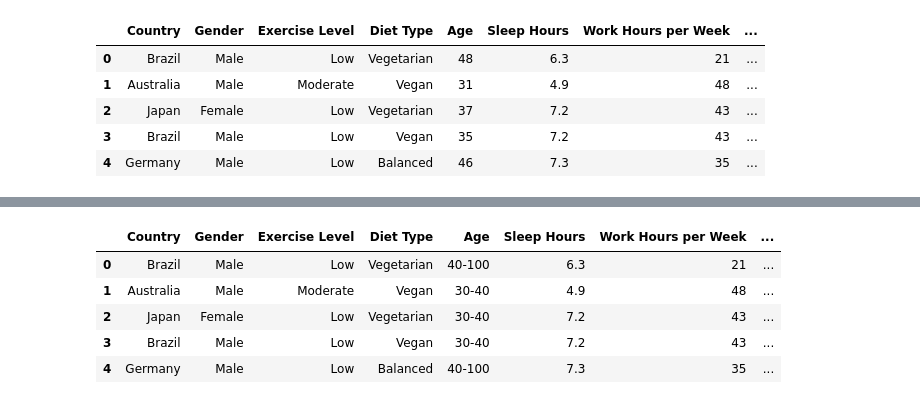
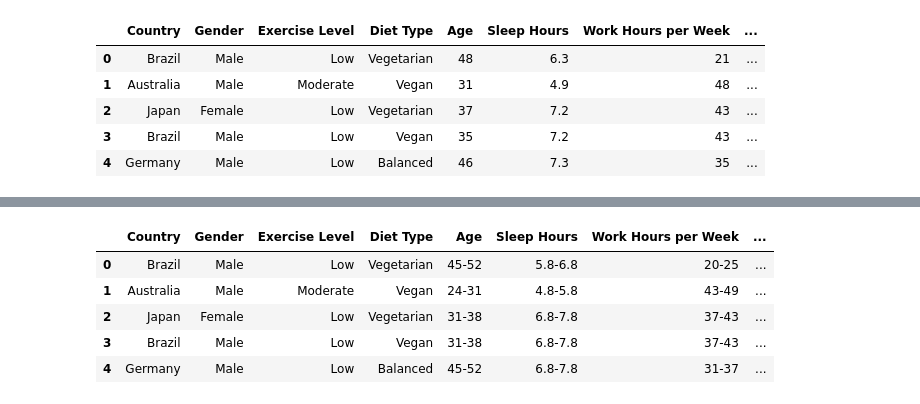
Before and after one commit to hugocfrias/MVP-Machine-Learning, a Jupyter notebook: MVP_Machine_Learning.ipynb, the cells around one changed output, grey strips where cells are left out. Cells and saved outputs as stored; diff of their text form; code cells hidden in the pictures.

```diff
--- a/MVP_Machine_Learning.ipynb
+++ b/MVP_Machine_Learning.ipynb
@@ -742,13 +716,20 @@ dtype: int64
-# %%
-# Criando um DataFrame de exemplo
-# Criando uma nova coluna com base em intervalos
-df_cleaned['Age'] = pd.cut(df_cleaned['Age'], bins=[0, 10, 20, 30, 40, 100], labels=['0-10', '10-20', '20-30', '30-40', '40-100'])
+# %%
+df_agrup = df_cleaned.copy(deep=True)
+
+# Criando um DataFrame de exemplo
+# Criando uma nova coluna com base em intervalos
+df_agrup['Age'] = pd.cut(df_agrup['Age'], bins=[0, 18, 24, 31, 38, 45, 52, 59, 64], labels=['0-18', '18-24', '24-31', '31-38', '38-45', '45-52', '52-59', '59-64'])
+df_agrup['Sleep Hours'] = pd.cut(df_agrup['Sleep Hours'], bins=[0, 1.4, 2.8, 3.8, 4.8, 5.8, 6.8, 7.8, 8.8, 9.8, 11.3], labels=['0-1.4', '1.4-2.8', '2.8-3.8', '3.8-4.8', '4.8-5.8', '5.8-6.8', '6.8-7.8', '7.8-8.8', '8.8-9.8', '9.8-11.3'])
+df_agrup['Work Hours per Week'] = pd.cut(df_agrup['Work Hours per Week'], bins=[0, 20, 25, 31, 37, 43, 49, 59], labels=['0-20', '20-25', '25-31', '31-37', '37-43', '43-49', '49-59'])
+df_agrup['Screen Time per Day (Hours)'] = pd.cut(df_agrup['Screen Time per Day (Hours)'], bins=[0, 2, 2.7, 3.5, 4.3, 5.1, 5.9, 6.7, 7.5, 8], labels=['0-2', '2-2.7', '2.7-3.5', '3.5-4.3', '4.3-5.1', '5.1-5.9', '5.9-6.7', '6.7-7.5', '7.5-8'])
+df_agrup['Social Interaction Score'] = pd.cut(df_agrup['Social Interaction Score'], bins=[0, 1.9, 2.9, 3.9, 4.9, 5.9, 6.9, 7.9, 8.9, 10], labels=['0-1.9', '1.9-2.9', '2.9-3.9', '3.9-4.9', '4.9-5.9', '5.9-6.9', '6.9-7.9', '7.9-8.9', '8.9-10'])
+df_agrup['Happiness Score'] = pd.cut(df_agrup['Happiness Score'], bins=[0, 1.9, 2.9, 3.9, 4.9, 5.9, 6.9, 7.9, 8.9, 10], labels=['0-1.9', '1.9-2.9', '2.9-3.9', '3.9-4.9', '4.9-5.9', '5.9-6.9', '6.9-7.9', '7.9-8.9', '8.9-10'])
 # %%
-df_cleaned.head()
+df_agrup.head()
 # %% [output]
 |  | Country | Gender | Exercise Level | Diet Type | Age | Sleep Hours | Work Hours per Week | ... |
-| 0 | Brazil | Male | Low | Vegetarian | 40-100 | 6.3 | 21 | ... |
-| 1 | Australia | Male | Moderate | Vegan | 30-40 | 4.9 | 48 | ... |
-| 2 | Japan | Female | Low | Vegetarian | 30-40 | 7.2 | 43 | ... |
-| 3 | Brazil | Male | Low | Vegan | 30-40 | 7.2 | 43 | ... |
-| 4 | Germany | Male | Low | Balanced | 40-100 | 7.3 | 35 | ... |
+| 0 | Brazil | Male | Low | Vegetarian | 45-52 | 5.8-6.8 | 20-25 | ... |
+| 1 | Australia | Male | Moderate | Vegan | 24-31 | 4.8-5.8 | 43-49 | ... |
+| 2 | Japan | Female | Low | Vegetarian | 31-38 | 6.8-7.8 | 37-43 | ... |
+| 3 | Brazil | Male | Low | Vegan | 31-38 | 6.8-7.8 | 37-43 | ... |
+| 4 | Germany | Male | Low | Balanced | 45-52 | 6.8-7.8 | 31-37 | ... |
```
Also changed, not shown: parts of 6 cells of this notebook.
